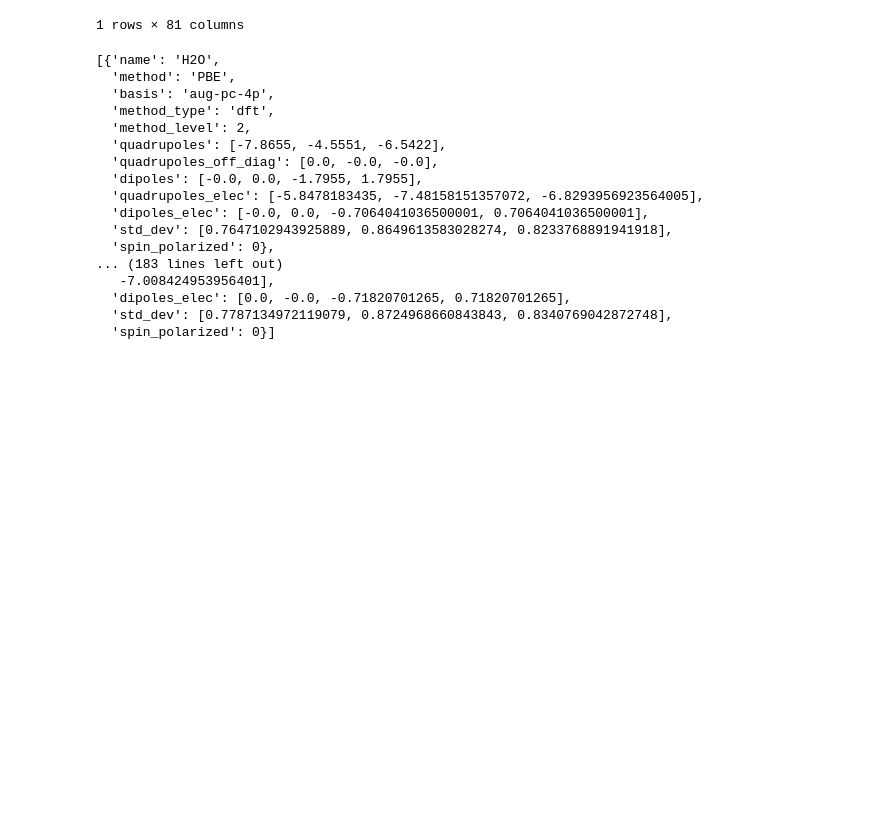
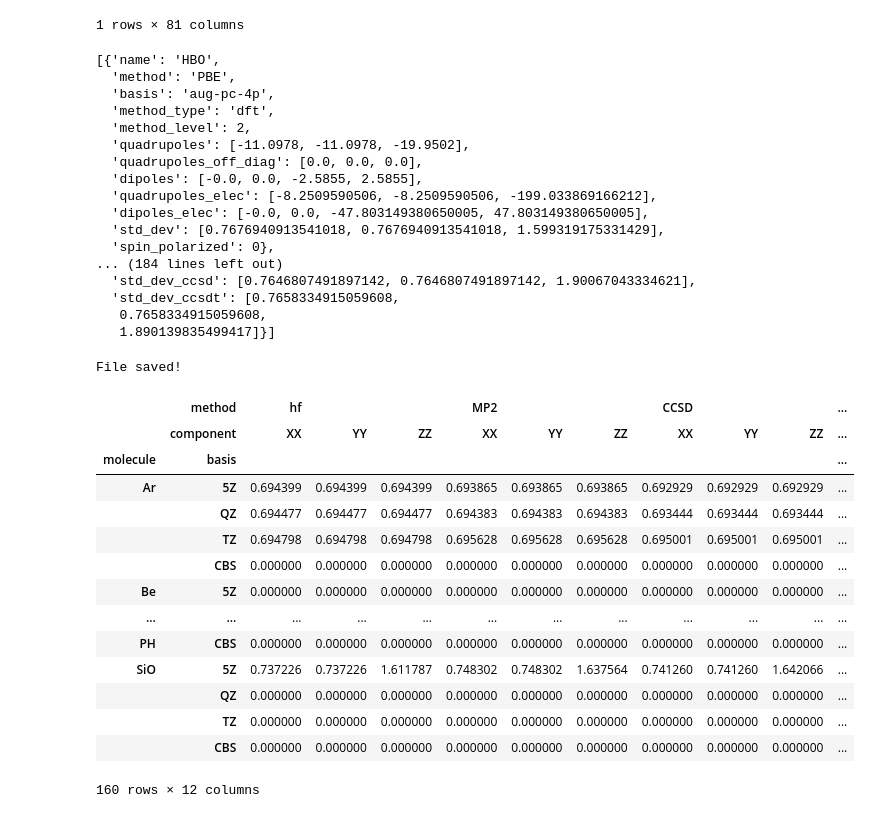
Before and after one commit to welltemperedpaprika/research_su, a Jupyter notebook: output/ouput.ipynb, the cells around one changed output. Drawn from its saved outputs; the diff is of its cells as text; code cells hidden in the pictures; blank space fills up the shorter version.

```diff
--- a/output/ouput.ipynb
+++ b/output/ouput.ipynb
@@ -814,22 +712,22 @@ quadrupoles_table.loc['HCl']
 | HCl | -14.4753 | -14.4753 | -10.7091 | -14.1432 | -14.1432 | -10.4192 | 0.0 | 0.0 | 0.0 | 0.0 | ... | ... |
 1 rows × 81 columns
 # %%
-data['H2O']
+data['HBO']
 # %% [output]
-[{'name': 'H2O',
+[{'name': 'HBO',
   'method': 'PBE',
   'basis': 'aug-pc-4p',
   'method_type': 'dft',
   'method_level': 2,
-  'quadrupoles': [-7.8655, -4.5551, -6.5422],
-  'quadrupoles_off_diag': [0.0, -0.0, -0.0],
-  'dipoles': [-0.0, 0.0, -1.7955, 1.7955],
-  'quadrupoles_elec': [-5.8478183435, -7.48158151357072, -6.8293956923564005],
-  'dipoles_elec': [-0.0, 0.0, -0.7064041036500001, 0.7064041036500001],
-  'std_dev': [0.7647102943925889, 0.8649613583028274, 0.8233768891941918],
+  'quadrupoles': [-11.0978, -11.0978, -19.9502],
+  'quadrupoles_off_diag': [0.0, 0.0, 0.0],
+  'dipoles': [-0.0, 0.0, -2.5855, 2.5855],
+  'quadrupoles_elec': [-8.2509590506, -8.2509590506, -199.033869166212],
+  'dipoles_elec': [-0.0, 0.0, -47.803149380650005, 47.803149380650005],
+  'std_dev': [0.7676940913541018, 0.7676940913541018, 1.599319175331429],
   'spin_polarized': 0},
-... (183 lines left out)
-   -7.008424953956401],
-  'dipoles_elec': [0.0, -0.0, -0.71820701265, 0.71820701265],
-  'std_dev': [0.7787134972119079, 0.8724968660843843, 0.8340769042872748],
-  'spin_polarized': 0}]
+... (184 lines left out)
+  'std_dev_ccsd': [0.7646807491897142, 0.7646807491897142, 1.90067043334621],
+  'std_dev_ccsdt': [0.7658334915059608,
+   0.7658334915059608,
+   1.890139835499417]}]
@@ -845,0 +734,22 @@ for sp in s:
+# %%
+save(data)
+# %% [output]
+File saved!
+# %%
+wft_table
+# %% [output]
+|  | method | hf |  |  | MP2 |  |  | CCSD |  |  | ... |
+|  | component | XX | YY | ZZ | XX | YY | ZZ | XX | YY | ZZ | ... |
+| molecule | basis |  |  |  |  |  |  |  |  |  | ... |
+| Ar | 5Z | 0.694399 | 0.694399 | 0.694399 | 0.693865 | 0.693865 | 0.693865 | 0.692929 | 0.692929 | 0.692929 | ... |
+|  | QZ | 0.694477 | 0.694477 | 0.694477 | 0.694383 | 0.694383 | 0.694383 | 0.693444 | 0.693444 | 0.693444 | ... |
+|  | TZ | 0.694798 | 0.694798 | 0.694798 | 0.695628 | 0.695628 | 0.695628 | 0.695001 | 0.695001 | 0.695001 | ... |
+|  | CBS | 0.000000 | 0.000000 | 0.000000 | 0.000000 | 0.000000 | 0.000000 | 0.000000 | 0.000000 | 0.000000 | ... |
+| Be | 5Z | 0.000000 | 0.000000 | 0.000000 | 0.000000 | 0.000000 | 0.000000 | 0.000000 | 0.000000 | 0.000000 | ... |
+| ... | ... | ... | ... | ... | ... | ... | ... | ... | ... | ... | ... |
+| PH | CBS | 0.000000 | 0.000000 | 0.000000 | 0.000000 | 0.000000 | 0.000000 | 0.000000 | 0.000000 | 0.000000 | ... |
+| SiO | 5Z | 0.737226 | 0.737226 | 1.611787 | 0.748302 | 0.748302 | 1.637564 | 0.741260 | 0.741260 | 1.642066 | ... |
+|  | QZ | 0.000000 | 0.000000 | 0.000000 | 0.000000 | 0.000000 | 0.000000 | 0.000000 | 0.000000 | 0.000000 | ... |
+|  | TZ | 0.000000 | 0.000000 | 0.000000 | 0.000000 | 0.000000 | 0.000000 | 0.000000 | 0.000000 | 0.000000 | ... |
+|  | CBS | 0.000000 | 0.000000 | 0.000000 | 0.000000 | 0.000000 | 0.000000 | 0.000000 | 0.000000 | 0.000000 | ... |
+160 rows × 12 columns
```
Also changed, not shown: parts of 5 cells of this notebook, 2 other files.
